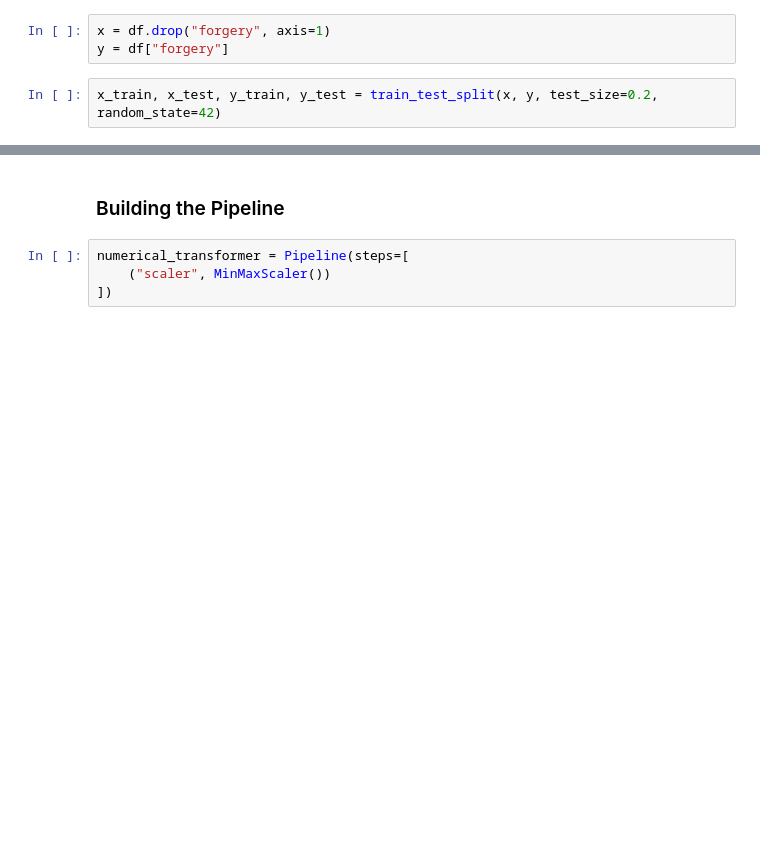
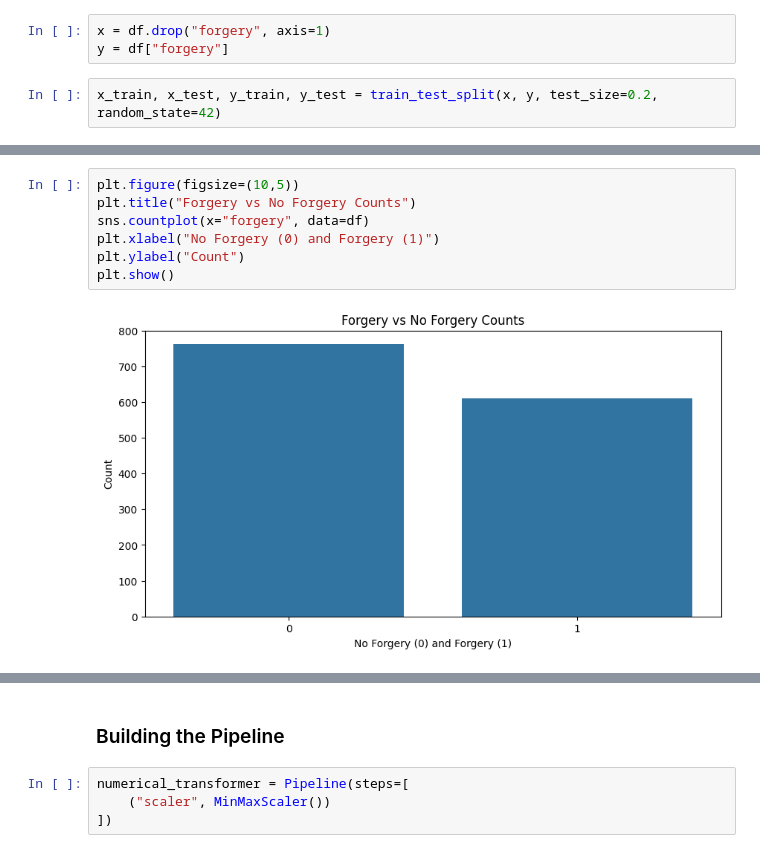
Before and after one commit to zaccowan/MLA_ZSC, a Jupyter notebook: MLA4_ZSC.ipynb, the cells around one changed output, grey strips where cells are left out. Drawn from its saved outputs; the diff is of its cells as text; blank space fills up the shorter version.

```diff
--- a/MLA4_ZSC.ipynb
+++ b/MLA4_ZSC.ipynb
@@ -96,0 +115,9 @@ x_train, x_test, y_train, y_test = train_test_split(x, y, test_size=0.2, random_
+# %%
+plt.figure(figsize=(10,5))
+plt.title("Forgery vs No Forgery Counts")
+sns.countplot(x="forgery", data=df)
+plt.xlabel("No Forgery (0) and Forgery (1)")
+plt.ylabel("Count")
+plt.show()
+# %% [output]
+[figure, added]
```
Also changed, not shown: parts of 18 cells of this notebook.
